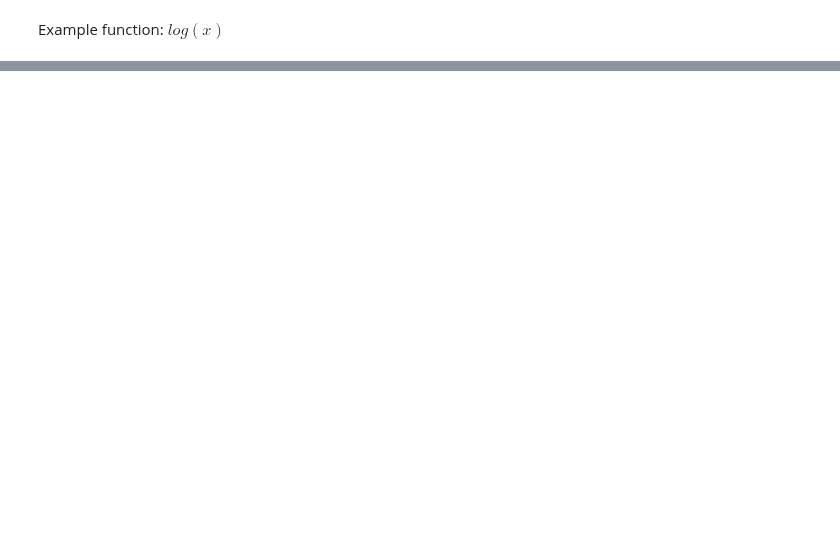
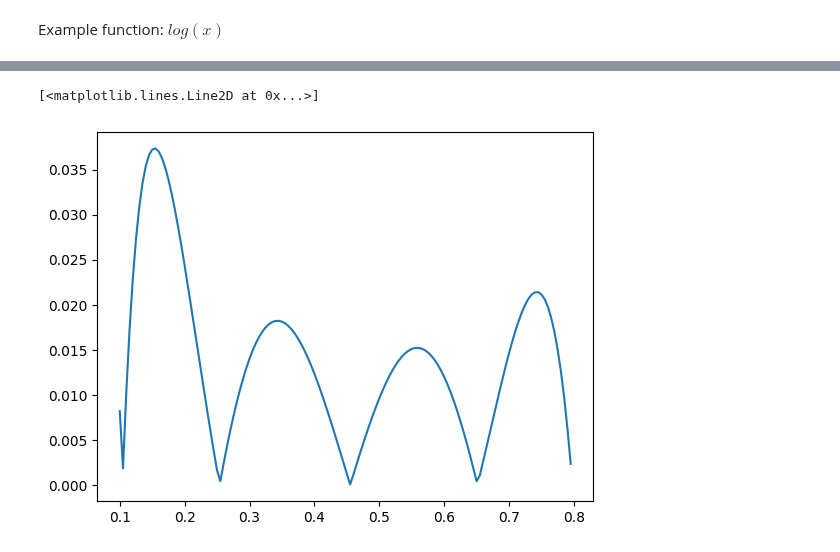
Before and after one commit to sQUlearn/squlearn, a Jupyter notebook: examples/qnn/regression_example.ipynb, the cells around one changed output, grey strips where cells are left out. Cells and saved outputs as stored; diff of their text form; code cells hidden in the pictures; blank space fills up the shorter version.

```diff
--- a/examples/qnn/regression_example.ipynb
+++ b/examples/qnn/regression_example.ipynb
@@ -75,0 +44,9 @@ SummedOp([PauliOp(Pauli('IIIII'), coeff=1.0*p[0]), PauliOp(Pauli('IIIZI'), coeff
+# %%
+x_space = np.arange(0.1, 0.9, 0.1)
+ref_values = np.log(x_space)
+
+np.random.seed(13)
+param_ini = np.random.rand(pqc.num_parameters)
+param_op_ini = np.random.rand(ising_op.num_parameters)
+
+reg = QNNRegressor(pqc, ising_op, executor, SquaredLoss(), SLSQP(), param_ini, param_op_ini)
@@ -75,0 +55,2 @@ SummedOp([PauliOp(Pauli('IIIII'), coeff=1.0*p[0]), PauliOp(Pauli('IIIZI'), coeff
+# %%
+reg.fit(x_space, ref_values)
@@ -75,0 +83,5 @@ SummedOp([PauliOp(Pauli('IIIII'), coeff=1.0*p[0]), PauliOp(Pauli('IIIZI'), coeff
+# %%
+x = np.arange(np.min(x_space), np.max(x_space), 0.005)
+y = reg.predict(x)
+plt.plot(x, np.log(x))
+plt.plot(x, y)
@@ -75,0 +91,5 @@ SummedOp([PauliOp(Pauli('IIIII'), coeff=1.0*p[0]), PauliOp(Pauli('IIIZI'), coeff
+# %%
+plt.plot(x, np.abs(y - np.log(x)))
+# %% [output]
+[<matplotlib.lines.Line2D at 0x...>]
+[figure, added]
```
Also changed, not shown: parts of 15 cells of this notebook, 4 other files.
